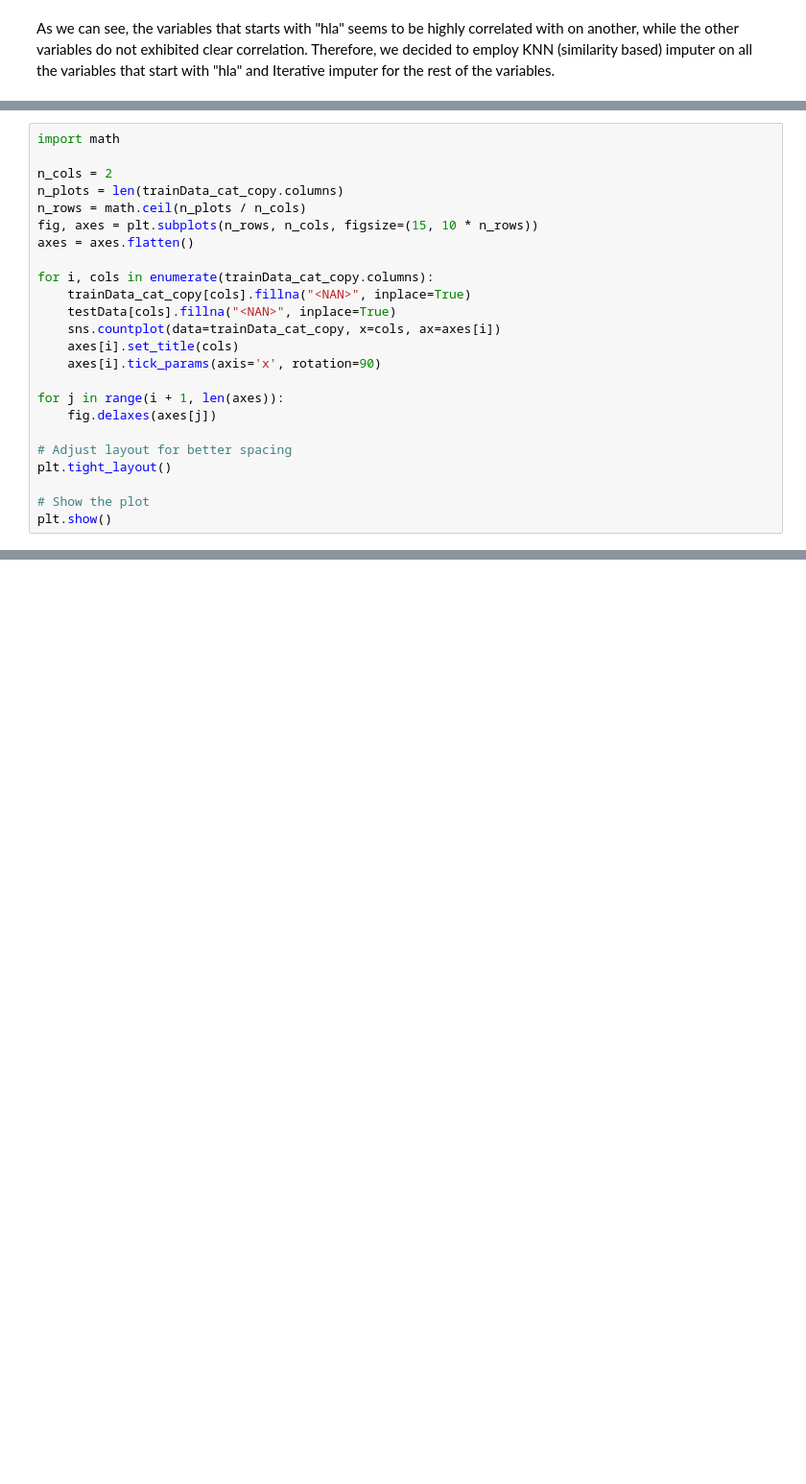
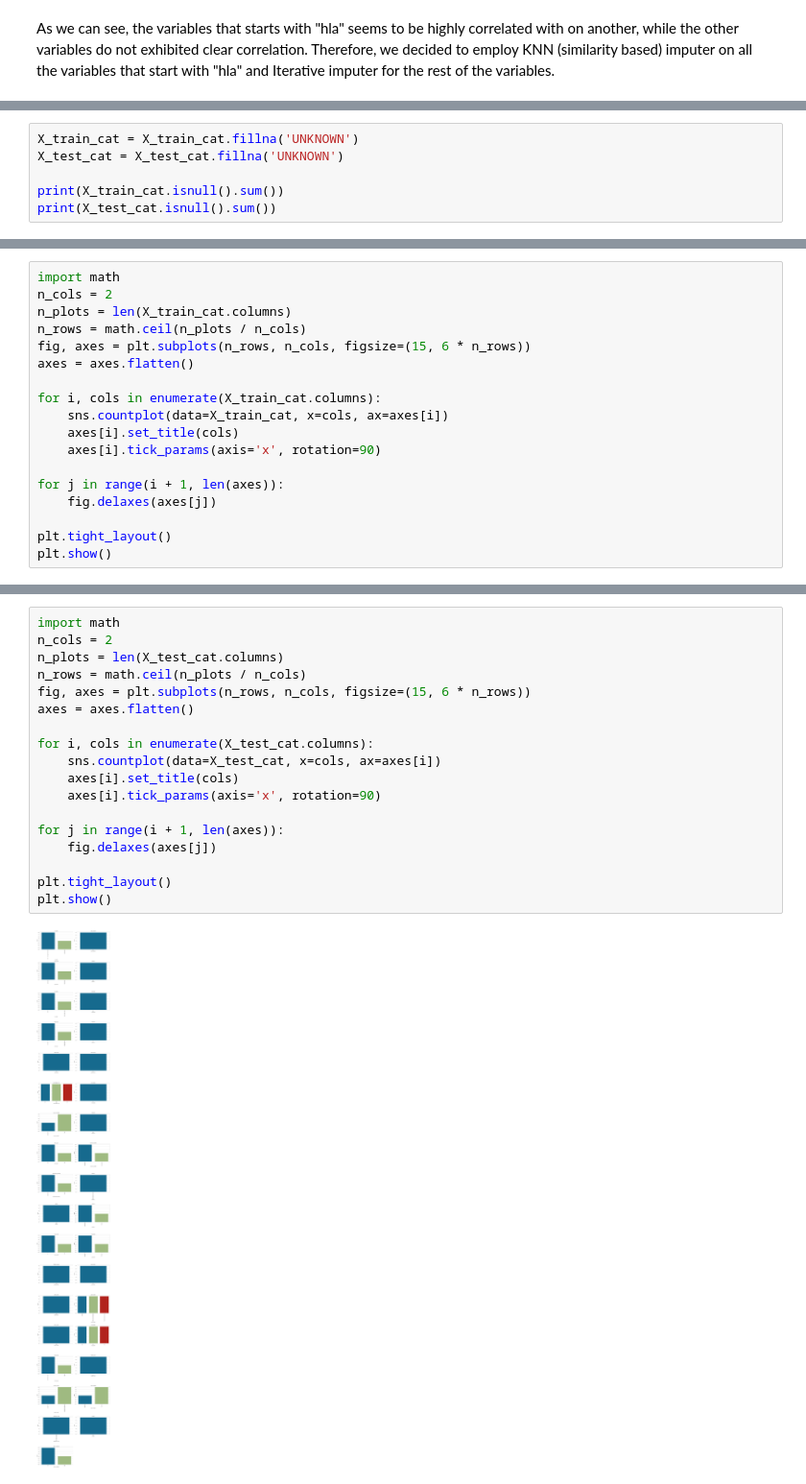
Before and after one commit to tgwtorres/CIBMTR, a Jupyter notebook: Scripts/DataPreprocessing.ipynb, the cells around one changed output, grey strips where cells are left out. Shown at 96% size. Saved outputs shown, nothing was run; the diff lists cells and outputs as text; blank space fills up the shorter version.

```diff
--- a/Scripts/DataPreprocessing.ipynb
+++ b/Scripts/DataPreprocessing.ipynb
@@ -354,0 +336,6 @@ trainData_cat_copy = trainData_cat.copy()
+# %%
+X_train_cat = X_train_cat.fillna('UNKNOWN')
+X_test_cat = X_test_cat.fillna('UNKNOWN')
+
+print(X_train_cat.isnull().sum())
+print(X_test_cat.isnull().sum())
@@ -355,25 +360,19 @@ trainData_cat_copy = trainData_cat.copy()
 # %%
 import math
-
 n_cols = 2
-n_plots = len(trainData_cat_copy.columns)
+n_plots = len(X_train_cat.columns)
 n_rows = math.ceil(n_plots / n_cols)
-fig, axes = plt.subplots(n_rows, n_cols, figsize=(15, 10 * n_rows))
+fig, axes = plt.subplots(n_rows, n_cols, figsize=(15, 6 * n_rows))
 axes = axes.flatten()
 
-for i, cols in enumerate(trainData_cat_copy.columns):
-    trainData_cat_copy[cols].fillna("<NAN>", inplace=True)
-    testData[cols].fillna("<NAN>", inplace=True)
-    sns.countplot(data=trainData_cat_copy, x=cols, ax=axes[i])
+for i, cols in enumerate(X_train_cat.columns):
+    sns.countplot(data=X_train_cat, x=cols, ax=axes[i])
     axes[i].set_title(cols)
     axes[i].tick_params(axis='x', rotation=90)
 
 for j in range(i + 1, len(axes)):
     fig.delaxes(axes[j])
 
-# Adjust layout for better spacing
 plt.tight_layout()
-
-# Show the plot
 plt.show()
 # %% [output]
@@ -421,0 +380,20 @@ trainData.set_index('ID')
+# %%
+import math
+n_cols = 2
+n_plots = len(X_test_cat.columns)
+n_rows = math.ceil(n_plots / n_cols)
+fig, axes = plt.subplots(n_rows, n_cols, figsize=(15, 6 * n_rows))
+axes = axes.flatten()
+
+for i, cols in enumerate(X_test_cat.columns):
+    sns.countplot(data=X_test_cat, x=cols, ax=axes[i])
+    axes[i].set_title(cols)
+    axes[i].tick_params(axis='x', rotation=90)
+
+for j in range(i + 1, len(axes)):
+    fig.delaxes(axes[j])
+
+plt.tight_layout()
+plt.show()
+# %% [output]
+[figure, added]
```
Also changed, not shown: parts of 39 cells of this notebook.
